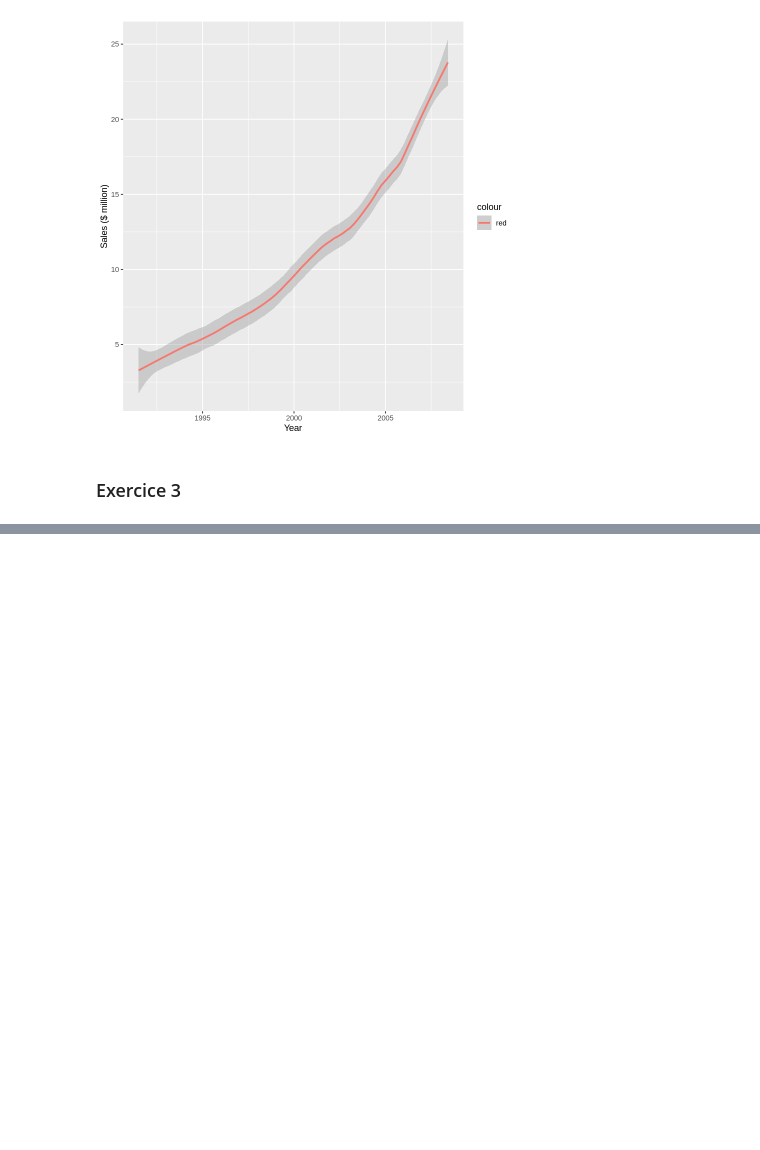
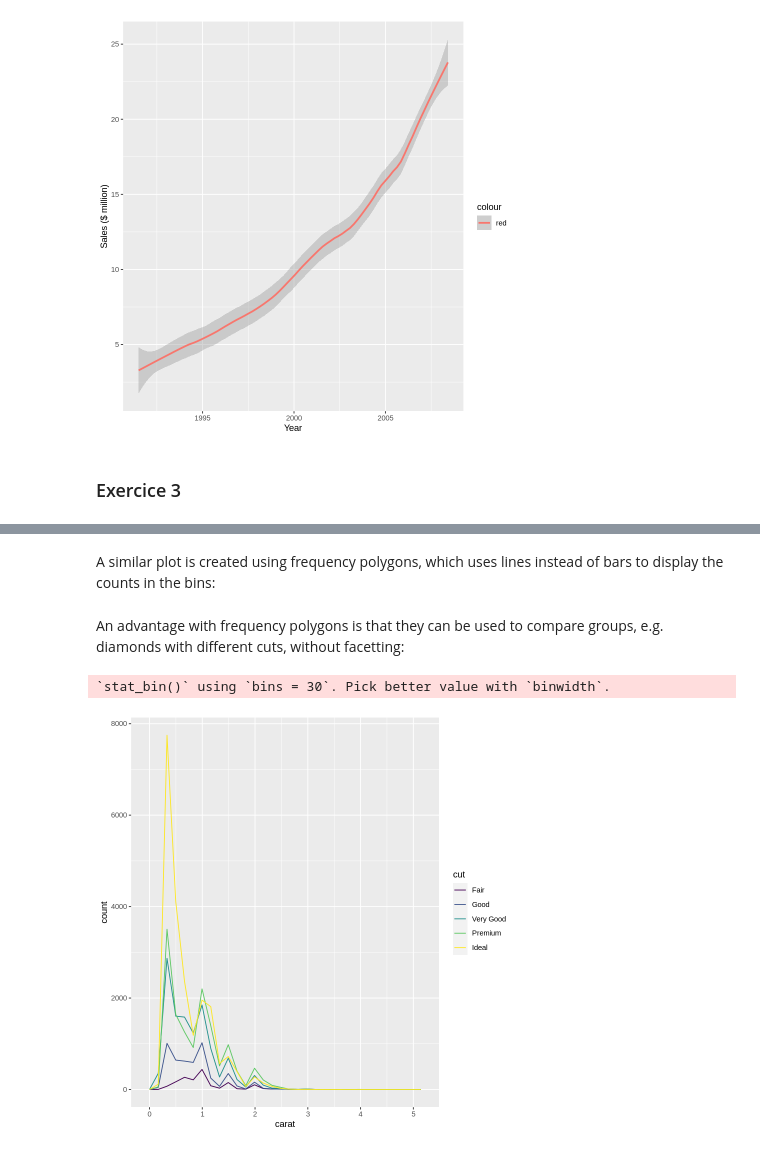
Before and after one commit to dnzengou/du_r, a Jupyter notebook: r-programming-exercises/programming_exercises_R.ipynb, the cells around one changed output, grey strips where cells are left out. Cells and saved outputs as stored; diff of their text form; code cells hidden in the pictures; blank space fills up the shorter version.

```diff
--- a/r-programming-exercises/programming_exercises_R.ipynb
+++ b/r-programming-exercises/programming_exercises_R.ipynb
@@ -430,0 +478,12 @@ Don't know how to automatically pick scale for object of type ts. Defaulting to
+# %% [markdown]
+A similar plot is created using frequency polygons, which uses lines instead of bars to display the counts in
+the bins:
+# %% [markdown]
+An advantage with frequency polygons is that they can be used to compare groups, e.g. diamonds with
+different cuts, without facetting:
+# %%
+ggplot(diamonds, aes(carat, colour = cut)) +
+geom_freqpoly()
+# %% [output]
+`stat_bin()` using `bins = 30`. Pick better value with `binwidth`.
+[figure, added]
```
Also changed, not shown: parts of 59 cells of this notebook.
